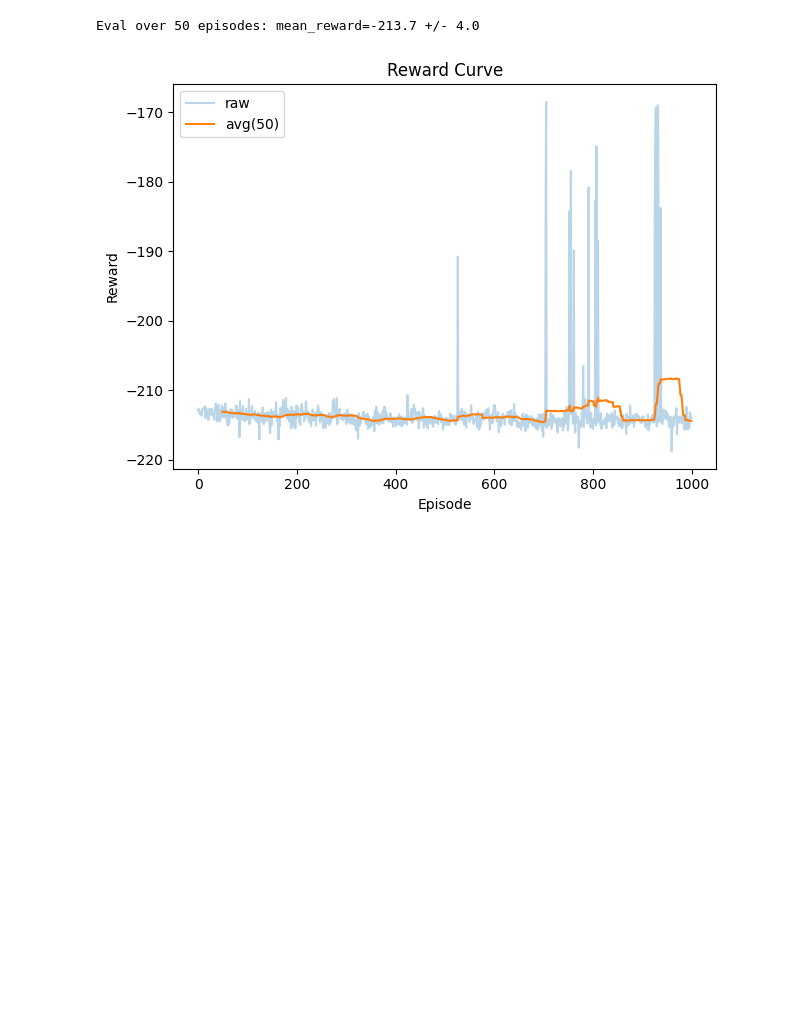
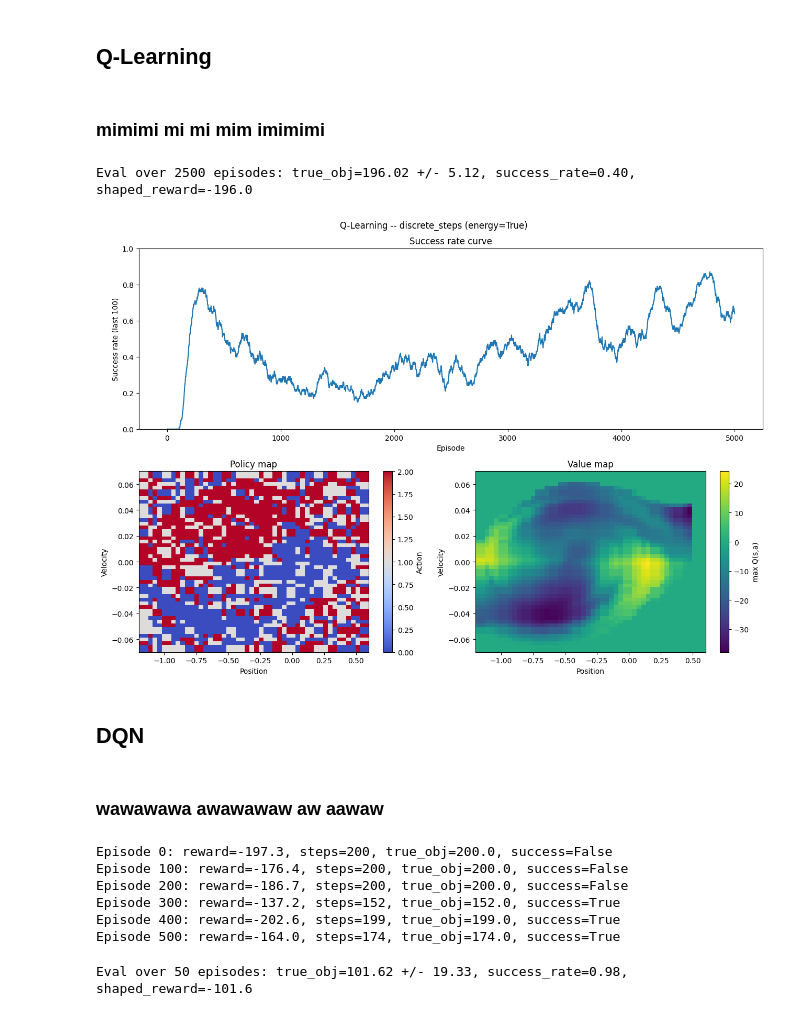
Before and after one commit to rue-da/mountain-car, a Jupyter notebook: notebooks/main.ipynb, the cells around one changed output. Cells and saved outputs as stored; diff of their text form; code cells hidden in the pictures; blank space fills up the shorter version.

```diff
--- a/notebooks/main.ipynb
+++ b/notebooks/main.ipynb
@@ -26,0 +13,30 @@ Episode 900: reward=-213.8, steps=200
+# %%
+# Shared across both agents
+D_VARIANT          = 'discrete_steps'
+C_VARIANT          = 'continuous_steps'
+SEED             = 0
+
+# Reward shaping options
+ENERGY_SHAPING   = True       # potential-based bonus on |velocity|
+ENERGY_SCALE     = 1000.0
+BEST_POS_SHAPING = True      # sparse bonus for new rightmost position
+GOAL_BONUS       = 0     # sparse bonus for reaching the goal (position >= 0.5)
+# %% [markdown]
+## Q-Learning
+# %% [markdown]
+### mimimi mi mi mim imimimi
+# %%
+ql_env      = make_env(
+    D_VARIANT, seed=SEED,
+    energy_shaping=ENERGY_SHAPING, energy_scale=ENERGY_SCALE,
+    best_pos_shaping=BEST_POS_SHAPING)
+ql_eval_env = make_env(D_VARIANT, seed=SEED + 100)
+
+ql_agent = QLearningAgent(
+    ql_env,
+    n_bins=40,
+    lr=0.05,
+    gamma=0.99,
+    epsilon=0.6, epsilon_min=0, decay_steps=50_000,
+    seed=SEED,
+)
@@ -26,0 +53,20 @@ Episode 900: reward=-213.8, steps=200
+# %%
+ql_results = evaluator.evaluate(ql_eval_env, ql_agent, n=2_500, run_name=ql_run)
+# %% [output]
+Eval over 2500 episodes: true_obj=196.02 +/- 5.12, success_rate=0.40, shaped_reward=-196.0
+# %%
+ql_data = pd.read_csv(f"../runs/qlearning_discrete_steps/log.csv").to_dict("records")
+ql_agent_plot = QLearningAgent.load(f"saves/qlearning_discrete_steps/agent.npz", ql_eval_env)
+
+fig = plt.figure(figsize=(13, 9))
+ax_top = fig.add_subplot(2, 1, 1)
+ax_bl  = fig.add_subplot(2, 2, 3)
+ax_br  = fig.add_subplot(2, 2, 4)
+plots.success_rate_curve(ql_data, ax=ax_top)
+plots.policy_map(ql_agent_plot, ql_eval_env, ax=ax_bl)
+plots.value_map(ql_agent_plot, ql_eval_env, ax=ax_br)
+fig.suptitle(f"Q-Learning -- {D_VARIANT} (energy={ENERGY_SHAPING})")
+plt.tight_layout()
+plt.show()
+# %% [output]
+[figure, added]
@@ -26,0 +85,4 @@ Episode 900: reward=-213.8, steps=200
+# %% [markdown]
+## DQN
+# %% [markdown]
+### wawawawa awawawaw aw aawaw
@@ -26,0 +110,16 @@ Episode 900: reward=-213.8, steps=200
+# %%
+dqn_run = f"dqn_{D_VARIANT}"
+log_run(dqn_run, "DQNAgent",
+        env_config={"variant": D_VARIANT, "seed": SEED,
+                    "energy_shaping": ENERGY_SHAPING, "energy_scale": ENERGY_SCALE,
+                    "best_pos_shaping": BEST_POS_SHAPING,
+                    "goal_bonus": GOAL_BONUS},
+        agent_config=dqn_agent.get_config())
+dqn_logger = trainer.run(dqn_env, dqn_agent, episodes=600, run_name=dqn_run)
+# %% [output]
+Episode 0: reward=-197.3, steps=200, true_obj=200.0, success=False
+Episode 100: reward=-176.4, steps=200, true_obj=200.0, success=False
+Episode 200: reward=-186.7, steps=200, true_obj=200.0, success=False
+Episode 300: reward=-137.2, steps=152, true_obj=152.0, success=True
+Episode 400: reward=-202.6, steps=199, true_obj=199.0, success=True
+Episode 500: reward=-164.0, steps=174, true_obj=174.0, success=True
@@ -27,8 +128,4 @@ Episode 900: reward=-213.8, steps=200
 # %%
-results = evaluator.evaluate(env, agent, n=50)
+dqn_results = evaluator.evaluate(dqn_eval_env, dqn_agent, n=50, run_name=dqn_run)
 # %% [output]
-Eval over 50 episodes: mean_reward=-213.7 +/- 4.0
+Eval over 50 episodes: true_obj=101.62 +/- 19.33, success_rate=0.98, shaped_reward=-101.6
-# %%
-plots.reward_curve(logger.data)
-# %% [output]
-[figure, removed]
```
Also changed, not shown: parts of 20 cells of this notebook, 32 other files.
